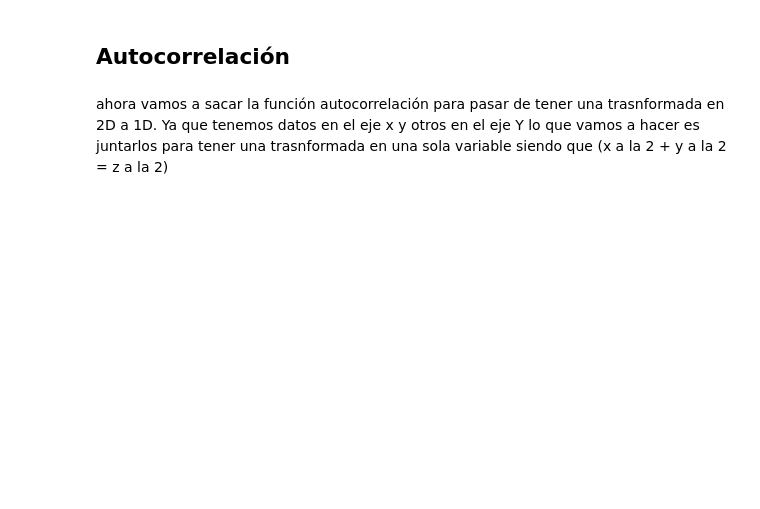
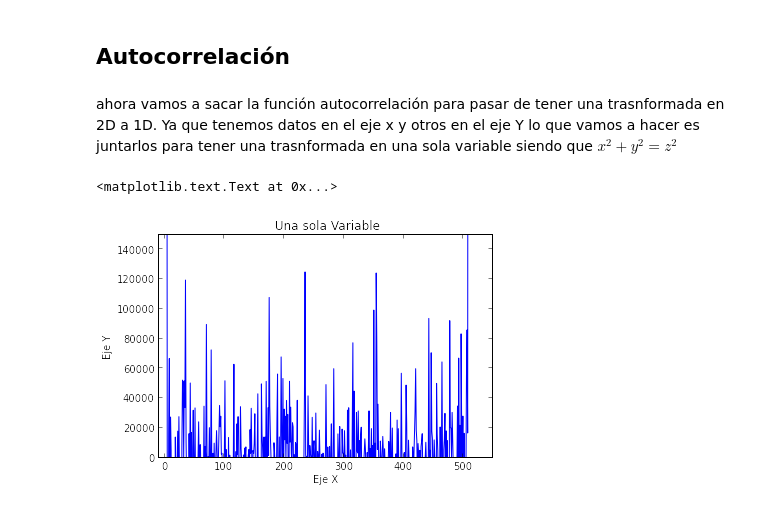
Before and after one commit to LinaPerez/PerezAngel_GarzonAlvarado_hw5, a Jupyter notebook: Diametro_circulos.ipynb, the cells around one changed output. Cells and saved outputs as stored; diff of their text form; code cells hidden in the pictures; blank space fills up the shorter version.

```diff
--- a/Diametro_circulos.ipynb
+++ b/Diametro_circulos.ipynb
@@ -122,8 +126,18 @@ plt.colorbar()
 # %% [markdown]
 ## Autocorrelación
 # %% [markdown]
-ahora vamos a sacar la función autocorrelación para pasar de tener una trasnformada en 2D a 1D. Ya que tenemos datos en el eje x y otros en el eje Y lo que vamos a hacer es juntarlos para tener una trasnformada en una sola variable siendo que (x a la 2 + y a la 2 = z a la 2)
+ahora vamos a sacar la función autocorrelación para pasar de tener una trasnformada en 2D a 1D. Ya que tenemos datos en el eje x y otros en el eje Y lo que vamos a hacer es juntarlos para tener una trasnformada en una sola variable siendo que $x^2 + y^2 = z^2 $
 # %%
 matrixx_x= fft_matrixx[:, 0]
 matrixx_y= fft_matrixx[:, 1]
 matrixx_z= ((matrixx_x)**2 + (matrixx_y)**2)
+# %%
+plt.plot(matrixx_z)
+xlim([-10, 550])
+ylim([-100, 150000])
+plt.title(" Una sola Variable ")
+plt.xlabel("Eje X")
+plt.ylabel("Eje Y")
+# %% [output]
+<matplotlib.text.Text at 0x...>
+[figure, added]
```
Also changed, not shown: parts of 3 cells of this notebook.
